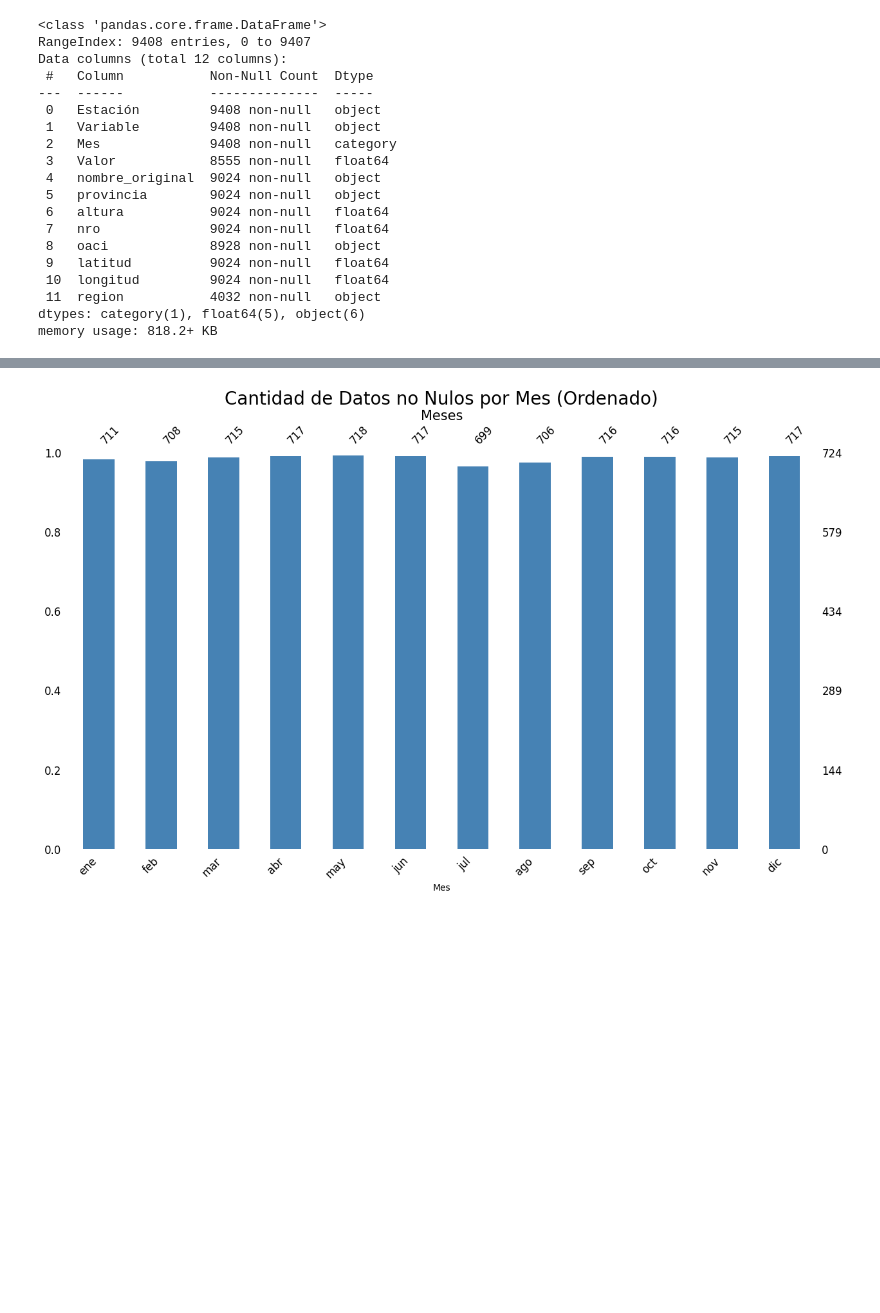
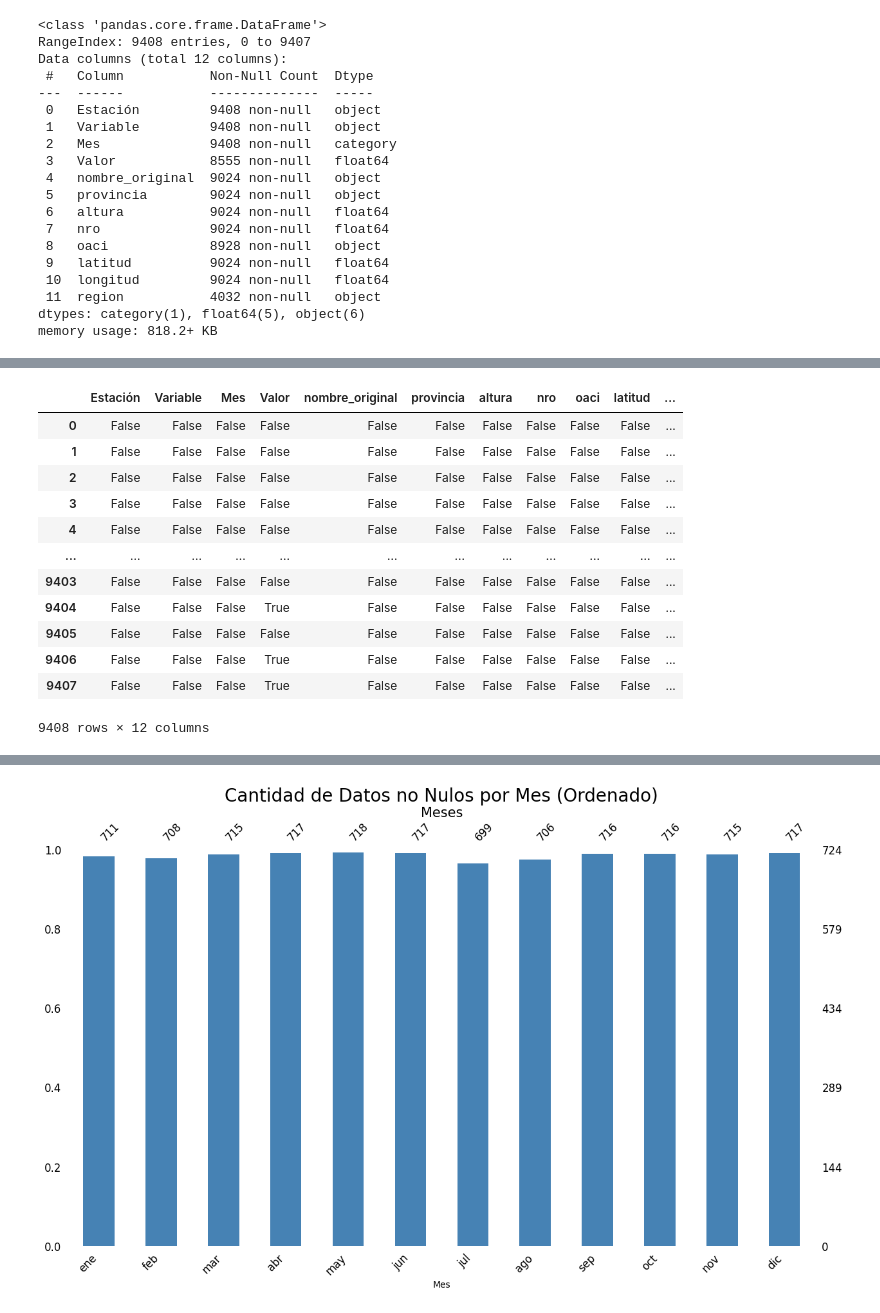
Before and after one commit to RodrigoGoni/EDA_meteorologica, a Jupyter notebook: eda.ipynb, the cells around one changed output, grey strips where cells are left out. Drawn from its saved outputs; the diff is of its cells as text; code cells hidden in the pictures; blank space fills up the shorter version.

```diff
--- a/eda.ipynb
+++ b/eda.ipynb
@@ -237,0 +232,16 @@ memory usage: 818.2+ KB
+# %%
+df_enriquecido.isna()
+# %% [output]
+|  | Estación | Variable | Mes | Valor | nombre_original | provincia | altura | nro | oaci | latitud | ... |
+| 0 | False | False | False | False | False | False | False | False | False | False | ... |
+| 1 | False | False | False | False | False | False | False | False | False | False | ... |
+| 2 | False | False | False | False | False | False | False | False | False | False | ... |
+| 3 | False | False | False | False | False | False | False | False | False | False | ... |
+| 4 | False | False | False | False | False | False | False | False | False | False | ... |
+| ... | ... | ... | ... | ... | ... | ... | ... | ... | ... | ... | ... |
+| 9403 | False | False | False | False | False | False | False | False | False | False | ... |
+| 9404 | False | False | False | True | False | False | False | False | False | False | ... |
+| 9405 | False | False | False | False | False | False | False | False | False | False | ... |
+| 9406 | False | False | False | True | False | False | False | False | False | False | ... |
+| 9407 | False | False | False | True | False | False | False | False | False | False | ... |
+9408 rows × 12 columns
```
Also changed, not shown: parts of 25 cells of this notebook, 1 other file.
